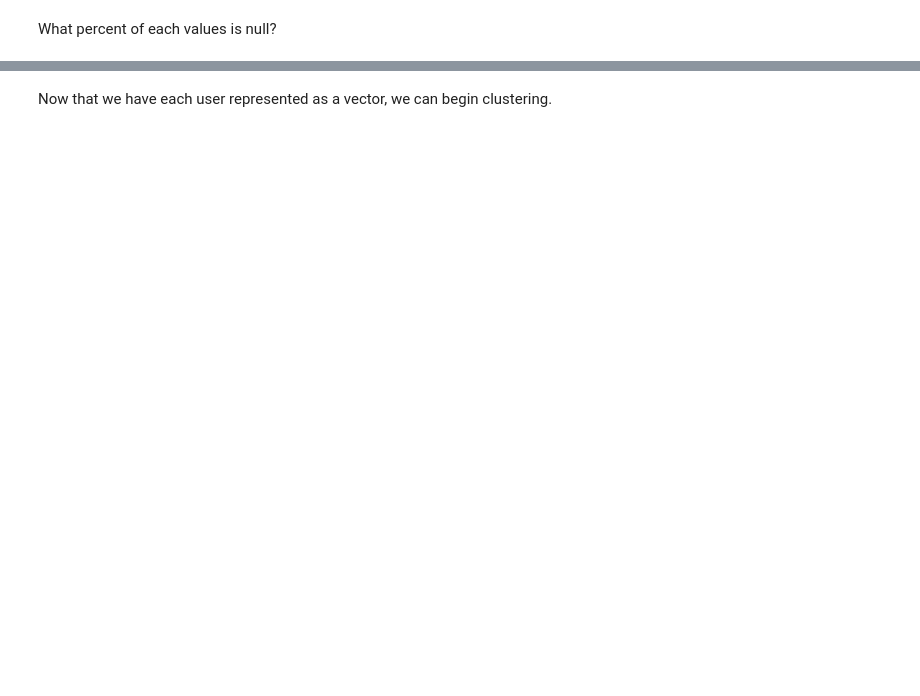
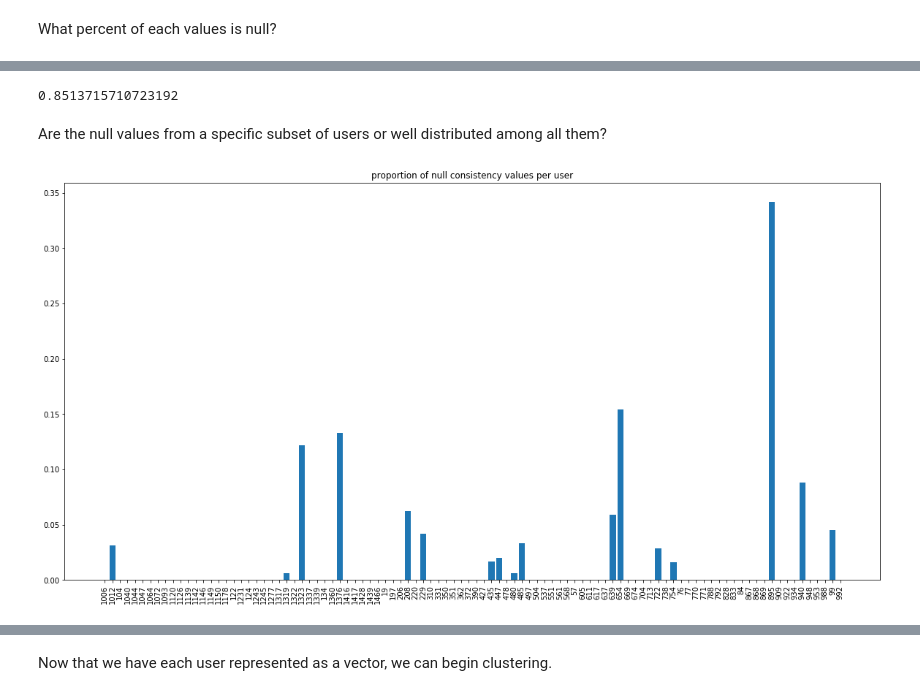
Before and after one commit to samdeverett/Dieta-User-Clustering, a Jupyter notebook: BMs.ipynb, the cells around one changed output, grey strips where cells are left out. Saved outputs shown, nothing was run; the diff lists cells and outputs as text; code cells hidden in the pictures; blank space fills up the shorter version.

```diff
--- a/BMs.ipynb
+++ b/BMs.ipynb
@@ -134,0 +64,35 @@ user_data
+# %%
+len(df[df['duration'] == 0]) / len(df)
+# %% [output]
+0.8513715710723192
+# %% [markdown]
+Are the null values from a specific subset of users or well distributed among all them?
+# %%
+def get_user_null_values(df):
+    user_null_values = {}
+    for user_id in df['fake_user_id'].unique():
+        user_df = df[df['fake_user_id'] == user_id]
+        null_proportions = user_df.isnull().sum() / len(user_df)
+        user_null_values[user_id] = null_proportions
+    return user_null_values
+# %%
+def proportion_of_null_per_user(df, feature):
+    null_proportions = {}
+    user_null_values = get_user_null_values(df)
+    for key in user_null_values:
+        null_proportion = user_null_values[key][feature]
+        null_proportions[key] = null_proportion
+    return null_proportions
+# %%
+def plot_null_proportions_per_user(df, feature):
+    dic = proportion_of_null_per_user(df, feature)
+    ids = [str(i) for i in dic.keys()]
+    proportions = list(dic.values())
+    plt.figure(figsize=(20,10))
+    plt.bar(ids, proportions)
+    plt.xticks(rotation=90)
+    plt.title(f'proportion of null {feature} values per user');
+# %%
+plot_null_proportions_per_user(df, 'consistency')
+# %% [output]
+[figure, added]
```
Also changed, not shown: parts of 75 cells of this notebook.
